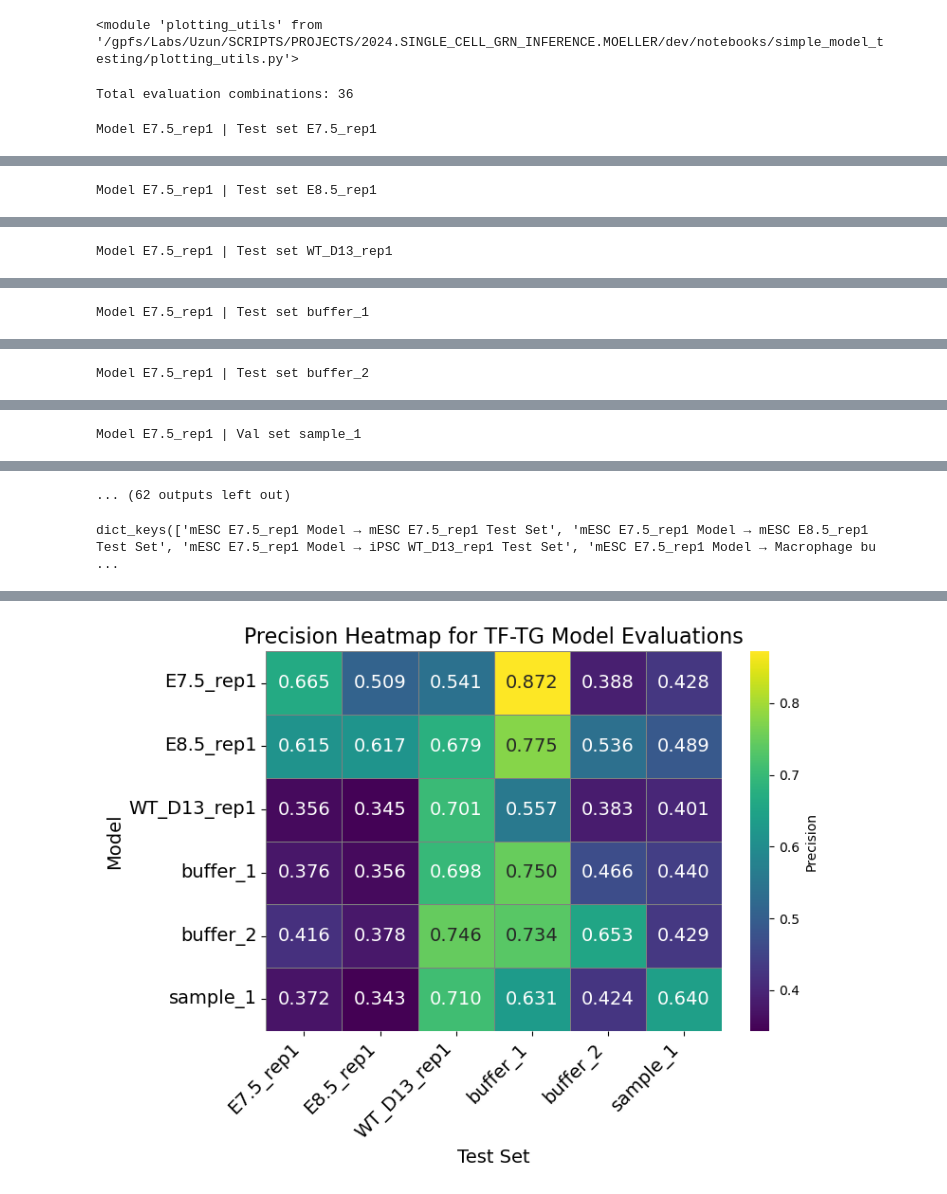
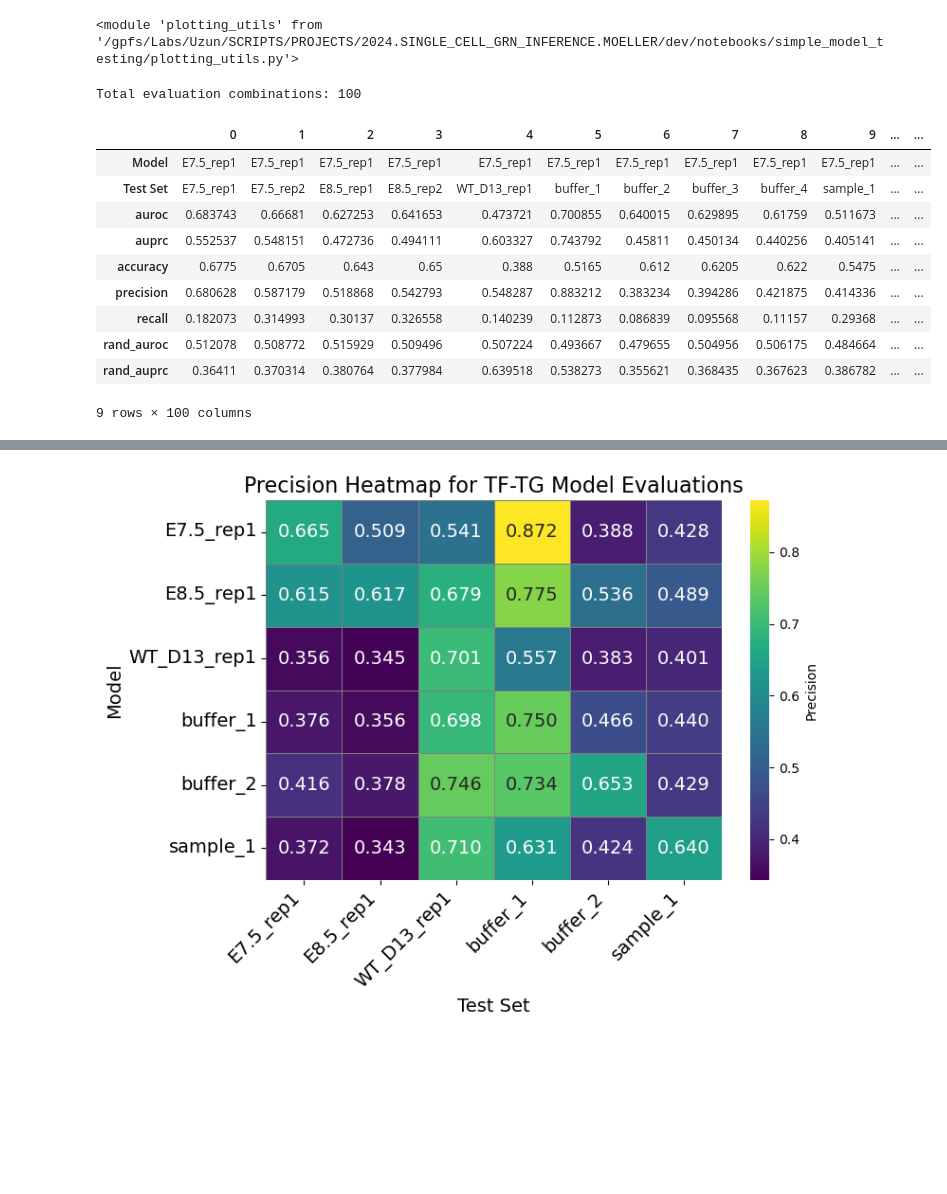
Before and after one commit to emoeller80281/Custom_GRN_Inference, a Jupyter notebook: dev/notebooks/simple_model_testing/test_tf_tg_predictions.ipynb, the cells around one changed output, grey strips where cells are left out. Saved outputs shown, nothing was run; the diff lists cells and outputs as text; code cells hidden in the pictures; blank space fills up the shorter version.

```diff
--- a/dev/notebooks/simple_model_testing/test_tf_tg_predictions.ipynb
+++ b/dev/notebooks/simple_model_testing/test_tf_tg_predictions.ipynb
@@ -249,25 +271,6 @@ def load_training_cache_dataset(
 importlib.reload(plotting_utils)
 # %% [output]
 <module 'plotting_utils' from '/gpfs/Labs/Uzun/SCRIPTS/PROJECTS/2024.SINGLE_CELL_GRN_INFERENCE.MOELLER/dev/notebooks/simple_model_testing/plotting_utils.py'>
-# %%
-# All combinations of models vs all test sets
-sample_list_all = [
-    ("mESC", "E7.5_rep1"),
-    ("mESC", "E8.5_rep1"),
-    ("iPSC", "WT_D13_rep1"),
-    ("Macrophage", "buffer_1"),
-    ("Macrophage", "buffer_2"),
-    ("K562", "sample_1")
-]
-
-all_evaluation_combos = []
-for model_cell_type, model_training_sample in sample_list_all:
-    for test_set_cell_type, evaluation_sample in sample_list_all:
-        all_evaluation_combos.append((model_cell_type, model_training_sample, test_set_cell_type, evaluation_sample))
-
-print(f"Total evaluation combinations: {len(all_evaluation_combos)}")
-# %% [output]
-Total evaluation combinations: 36
 # %%
 def run_prediction_vs_test_set(
     model_cell_type: str,
@@ -385,6 +389,29 @@ def run_prediction_vs_test_set(
         "plot_data": plot_data,
         "title": title
     }
+# %%
+# All combinations of models vs all test sets
+sample_list_all = [
+    ("mESC", "E7.5_rep1"),
+    ("mESC", "E7.5_rep2"),
+    ("mESC", "E8.5_rep1"),
+    ("mESC", "E8.5_rep2"),
+    ("iPSC", "WT_D13_rep1"),
+    ("Macrophage", "buffer_1"),
+    ("Macrophage", "buffer_2"),
+    ("Macrophage", "buffer_3"),
+    ("Macrophage", "buffer_4"),
+    ("K562", "sample_1")
+]
+
+all_evaluation_combos = []
+for model_cell_type, model_training_sample in sample_list_all:
+    for test_set_cell_type, evaluation_sample in sample_list_all:
+        all_evaluation_combos.append((model_cell_type, model_training_sample, test_set_cell_type, evaluation_sample))
+
+print(f"Total evaluation combinations: {len(all_evaluation_combos)}")
+# %% [output]
+Total evaluation combinations: 100
 # %%
 all_comparison_df_list = []
 
@@ -401,38 +428,50 @@ all_comparison_df_list = []
 
 all_plot_data = {}
 
-subset_size = 2500
-for model_cell_type, model_training_sample, test_set_cell_type, evaluation_sample in all_evaluation_combos:
+subset_size = 2000
+for model_cell_type, model_training_sample, test_set_cell_type, evaluation_sample in tqdm(all_evaluation_combos, desc="Evaluating all model vs test set combinations", ncols=100):
 
-    if evaluation_sample == "sample_1":
+    use_val = ["sample_1", "buffer_3", "buffer_4"]
+
+    if evaluation_sample in use_val:
         dataset_split_type = "val"
     else:
         dataset_split_type = "test"
-
-    print(f"Model {model_training_sample} | {dataset_split_type.capitalize()} set {evaluation_sample}")
 
     comparison_result = run_prediction_vs_test_set(
         model_cell_type=model_cell_type,
         model_training_sample=model_training_sample,
         test_set_cell_type=test_set_cell_type,
         evaluation_sample=evaluation_sample,
         dataset_split_type=dataset_split_type,
-        subset_size=subset_size
+        subset_size=subset_size,
+        show_progress_bar=False,
     )
 
     metric_df = comparison_result["metric_df"]
     plot_data = comparison_result["plot_data"]
 
     all_labels_flat = plot_data[0]
     all_scores_flat = plot_data[1]
 
     title = comparison_result["title"]
 
     all_plot_data[title] = (all_labels_flat, all_scores_flat)
 
     all_comparison_df_list.append(metric_df)
 
 full_comparison_df = pd.concat(all_comparison_df_list, ignore_index=True)
+
 display(full_comparison_df.T)
 # %% [output]
+|  | 0 | 1 | 2 | 3 | 4 | 5 | 6 | 7 | 8 | 9 | ... | ... |
+| Model | E7.5_rep1 | E7.5_rep1 | E7.5_rep1 | E7.5_rep1 | E7.5_rep1 | E7.5_rep1 | E7.5_rep1 | E7.5_rep1 | E7.5_rep1 | E7.5_rep1 | ... | ... |
+| Test Set | E7.5_rep1 | E7.5_rep2 | E8.5_rep1 | E8.5_rep2 | WT_D13_rep1 | buffer_1 | buffer_2 | buffer_3 | buffer_4 | sample_1 | ... | ... |
+| auroc | 0.683743 | 0.66681 | 0.627253 | 0.641653 | 0.473721 | 0.700855 | 0.640015 | 0.629895 | 0.61759 | 0.511673 | ... | ... |
+| auprc | 0.552537 | 0.548151 | 0.472736 | 0.494111 | 0.603327 | 0.743792 | 0.45811 | 0.450134 | 0.440256 | 0.405141 | ... | ... |
+| accuracy | 0.6775 | 0.6705 | 0.643 | 0.65 | 0.388 | 0.5165 | 0.612 | 0.6205 | 0.622 | 0.5475 | ... | ... |
+| precision | 0.680628 | 0.587179 | 0.518868 | 0.542793 | 0.548287 | 0.883212 | 0.383234 | 0.394286 | 0.421875 | 0.414336 | ... | ... |
+| recall | 0.182073 | 0.314993 | 0.30137 | 0.326558 | 0.140239 | 0.112873 | 0.086839 | 0.095568 | 0.11157 | 0.29368 | ... | ... |
+| rand_auroc | 0.512078 | 0.508772 | 0.515929 | 0.509496 | 0.507224 | 0.493667 | 0.479655 | 0.504956 | 0.506175 | 0.484664 | ... | ... |
+| rand_auprc | 0.36411 | 0.370314 | 0.380764 | 0.377984 | 0.639518 | 0.538273 | 0.355621 | 0.368435 | 0.367623 | 0.386782 | ... | ... |
-Model E7.5_rep1 | Test set E7.5_rep1
+9 rows × 100 columns
@@ -440 +477,0 @@ Model E7.5_rep1 | Test set E7.5_rep1
-Model E7.5_rep1 | Test set E8.5_rep1
@@ -442 +477,0 @@ Model E7.5_rep1 | Test set E8.5_rep1
-Model E7.5_rep1 | Test set WT_D13_rep1
@@ -444 +477,0 @@ Model E7.5_rep1 | Test set WT_D13_rep1
-Model E7.5_rep1 | Test set buffer_1
@@ -446 +477,0 @@ Model E7.5_rep1 | Test set buffer_1
-Model E7.5_rep1 | Test set buffer_2
@@ -448 +477,0 @@ Model E7.5_rep1 | Test set buffer_2
-Model E7.5_rep1 | Val set sample_1
@@ -450,5 +477,0 @@ Model E7.5_rep1 | Val set sample_1
-... (62 outputs left out)
-# %%
-all_plot_data.keys()
-# %% [output]
-dict_keys(['mESC E7.5_rep1 Model → mESC E7.5_rep1 Test Set', 'mESC E7.5_rep1 Model → mESC E8.5_rep1 Test Set', 'mESC E7.5_rep1 Model → iPSC WT_D13_rep1 Test Set', 'mESC E7.5_rep1 Model → Macrophage bu ...
```
Also changed, not shown: parts of 31 cells of this notebook, 7 other files.
